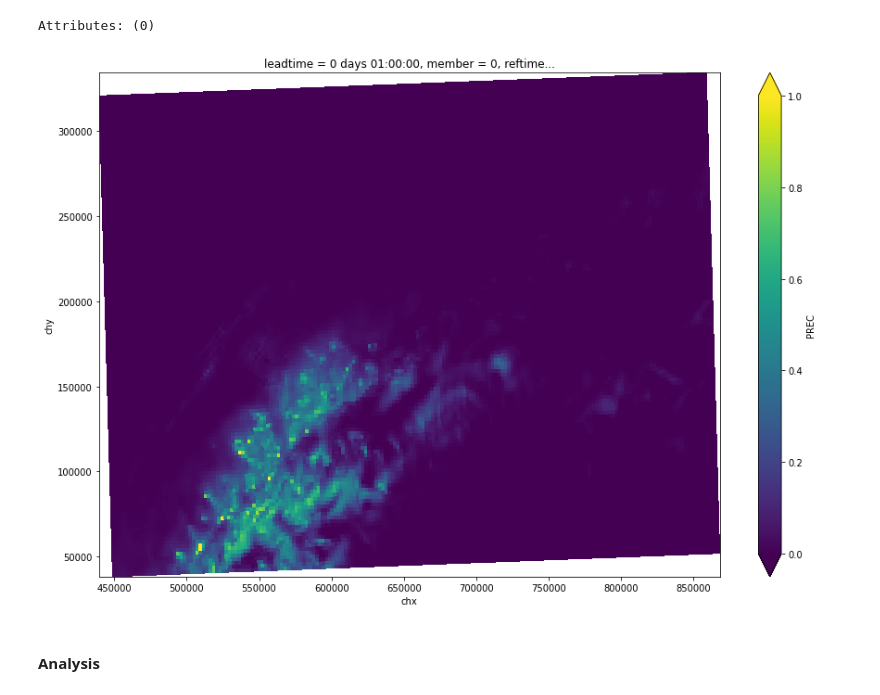
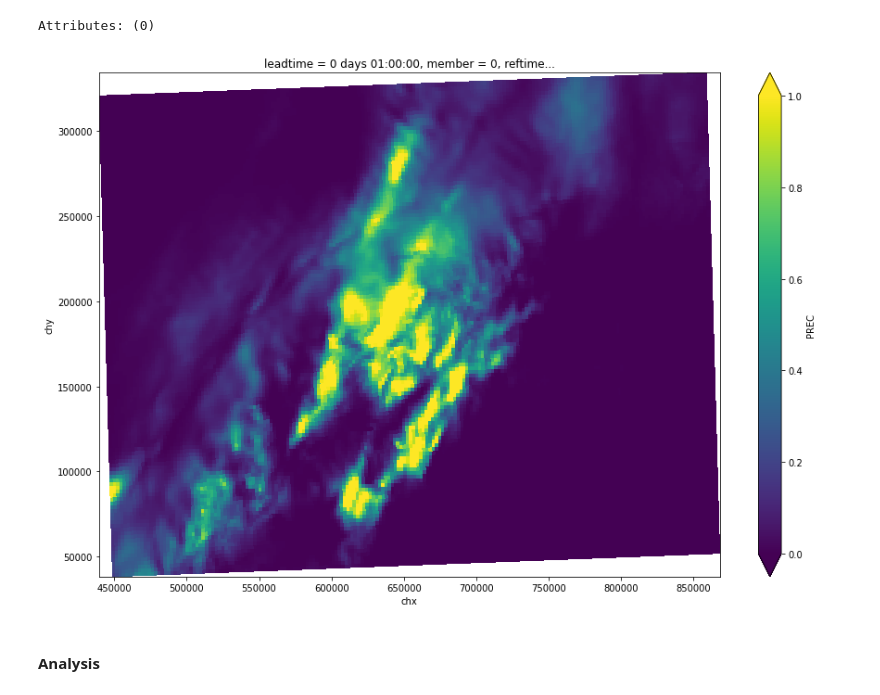
Before and after one commit to butoialexandra/Realistic-looking-rainfall-forecasts, a Jupyter notebook: data_analysis.ipynb, the cells around one changed output. Saved outputs shown, nothing was run; the diff lists cells and outputs as text; code cells hidden in the pictures.

```diff
--- a/data_analysis.ipynb
+++ b/data_analysis.ipynb
@@ -348,10 +257,10 @@ dask.array<chunksize=(1, 41, 21, 127, 188), meta=np.ndarray>
 Attributes: (0)
 # %%
 plt.figure(figsize=(15,10))
-cosmo.PREC.isel(leadtime=1, member=0, reftime=1).plot.pcolormesh("chx", "chy", cmap='viridis', vmin=0, vmax=1)
+cosmo.PREC.isel(leadtime=1, member=0, reftime=0).plot.pcolormesh("chx", "chy", cmap='viridis', vmin=0, vmax=1)
 plt.show()
 # %% [output]
-[figure, old version]
+[figure, new version]
 # %% [markdown]
 #### Analysis
 # %%
```
Also changed, not shown: parts of 37 cells of this notebook.
